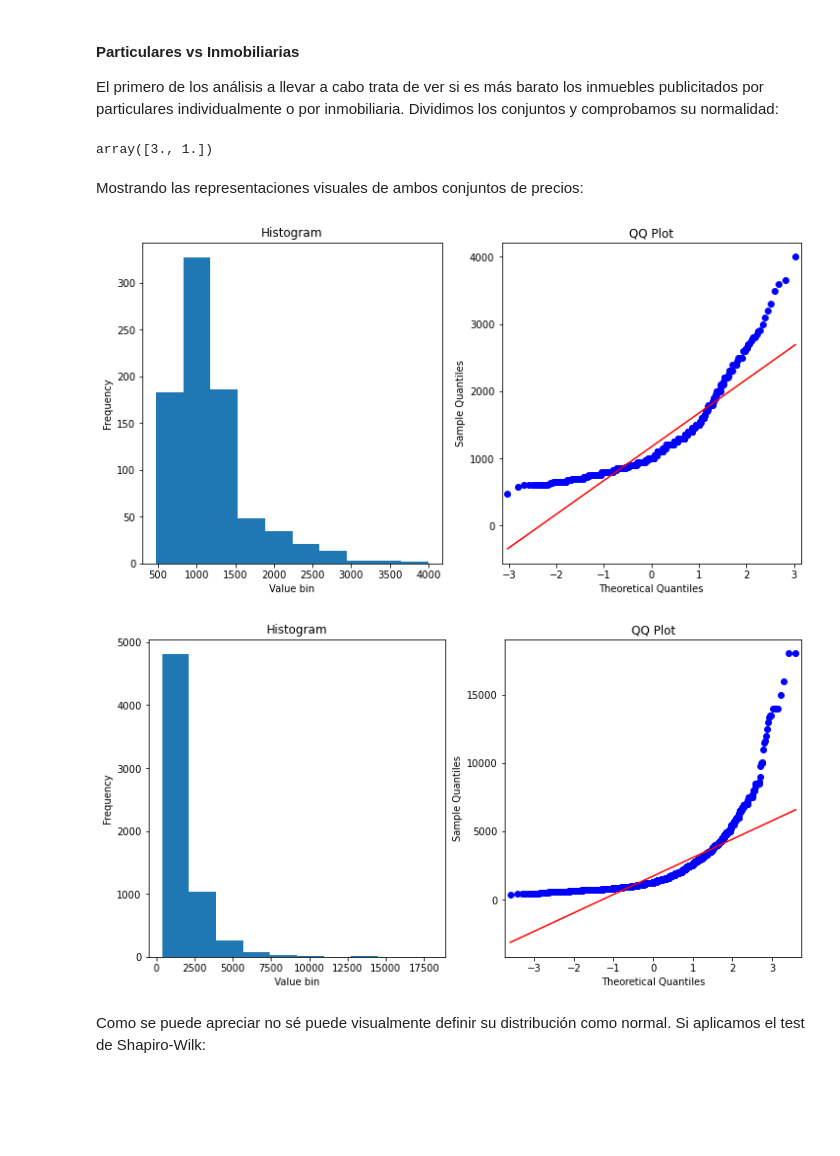
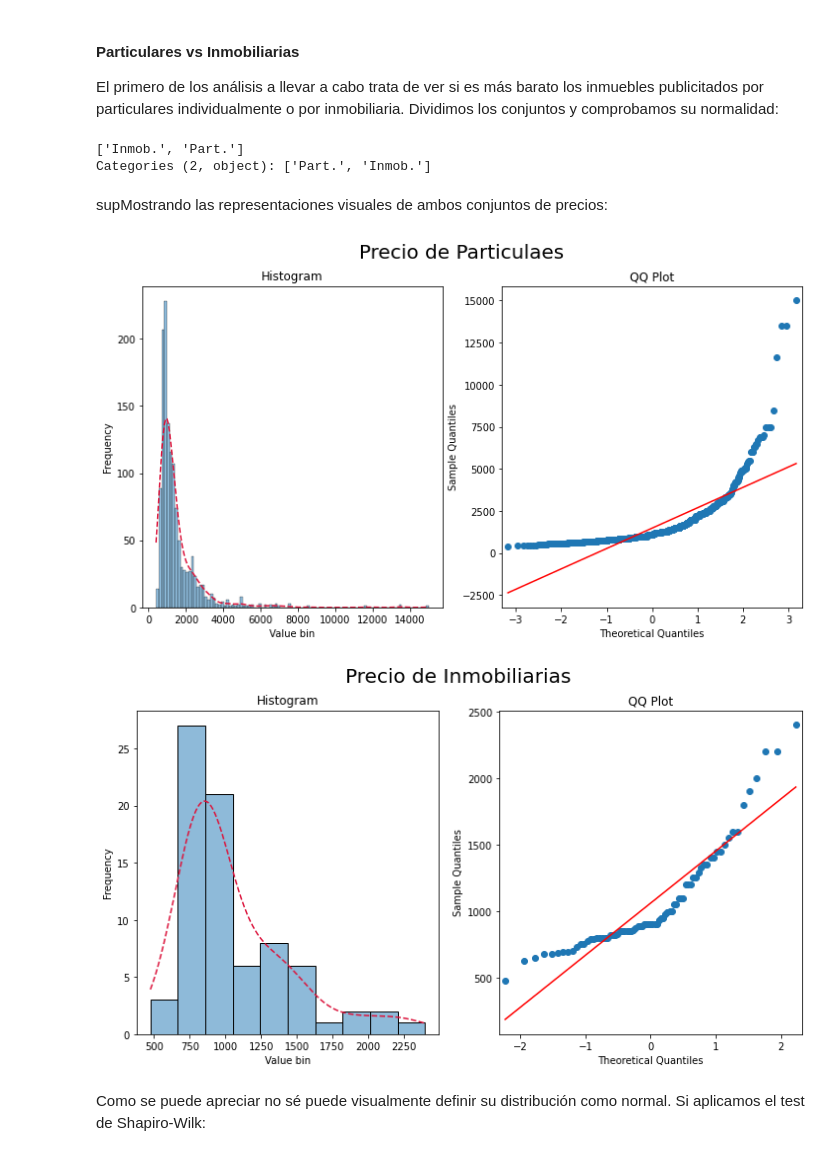
Before and after one commit to KevMCh/PRAC2, a Jupyter notebook: src/analysis.ipynb, the cells around one changed output. Saved outputs shown, nothing was run; the diff lists cells and outputs as text; code cells hidden in the pictures; blank space fills up the shorter version.

Commit message:
adaptaciones a dataset y grupos relacionados

```diff
--- a/src/analysis.ipynb
+++ b/src/analysis.ipynb
@@ -16,6 +17,6 @@ from statsmodels.graphics.gofplots import qqplot
 # %% [markdown]
 Cargamos los datos limpiados:
 # %%
-dataset = pd.read_csv("../data/madrid-rent-prices_cleaned.csv")
+dataset = pd.read_parquet("../data/madrid-rent-prices_4-8_cleaned.parquet")
 dataset.head()
 # %% [output]
@@ -33,10 +35,11 @@ Lo primero que hacemos es definir una función que usaremos, y cuyo fin será mo
 # %%
 def visualizeNorm(title_fig, data):
     plt.figure(figsize=(12,6))
-    plt.title(title_fig)
+    plt.suptitle(title_fig, fontsize=20)
 
     ax1 = plt.subplot(1,2,1)
-    count, bins, ignored = plt.hist(data)
+    sns.histplot(x=data, kde=True, ax=ax1, line_kws= {'color':'red','linestyle': 'dashed'},)
+    ax1.lines[0].set_color('crimson')
     ax1.set_title('Histogram')
     ax1.set_xlabel('Value bin')
     ax1.set_ylabel('Frequency')
@@ -81,18 +83,19 @@ El primero de los análisis a llevar a cabo trata de ver si es más barato los i
 # %%
 pd.unique(dataset.clientTypeId)
 # %% [output]
-array([3., 1.])
+['Inmob.', 'Part.']
+Categories (2, object): ['Part.', 'Inmob.']
 # %%
-datasetParti = dataset[dataset.clientTypeId == 1]
-datasetInmob = dataset[dataset.clientTypeId == 3]
+datasetParti = dataset[dataset.clientTypeId == "Inmob."]
+datasetInmob = dataset[dataset.clientTypeId == "Part."]
 # %% [markdown]
-Mostrando las representaciones visuales de ambos conjuntos de precios:
+supMostrando las representaciones visuales de ambos conjuntos de precios:
 # %%
-visualizeNorm('Part', datasetParti.price)
-visualizeNorm('Inmo', datasetInmob.price)
+visualizeNorm('Precio de Particulaes', datasetParti.price)
+visualizeNorm('Precio de Inmobiliarias', datasetInmob.price)
 # %% [output]
-[figure, old version]
+[figure, new version]
-[figure, old version]
+[figure, new version]
 # %% [markdown]
 Como se puede apreciar no sé puede visualmente definir su distribución como normal. Si aplicamos el test de Shapiro-Wilk:
 # %%
```
Also changed, not shown: parts of 36 cells of this notebook, 3 other files.
